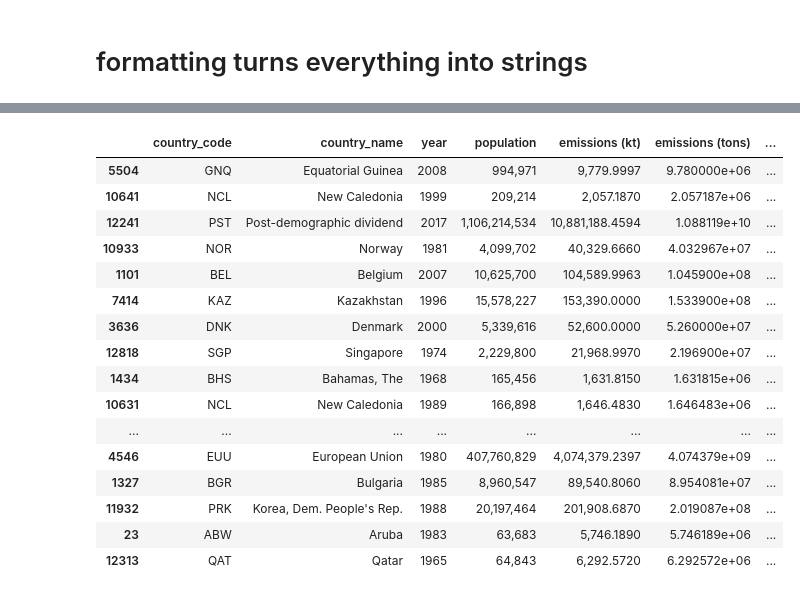
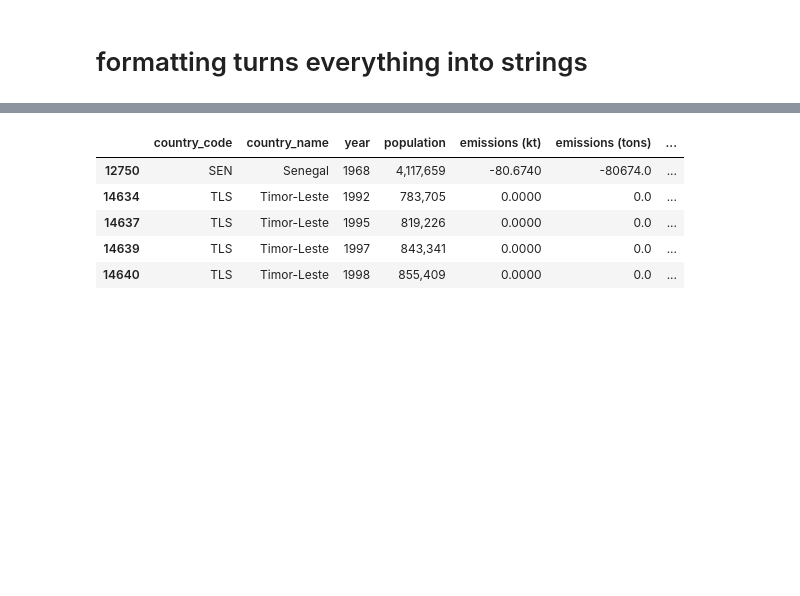
Before and after one commit to Blake-Singewald/CO2-Emissions, a Jupyter notebook: CO2-Emissions-Project/co2.ipynb, the cells around one changed output, grey strips where cells are left out. Cells and saved outputs as stored; diff of their text form; code cells hidden in the pictures; blank space fills up the shorter version.

```diff
--- a/CO2-Emissions-Project/co2.ipynb
+++ b/CO2-Emissions-Project/co2.ipynb
@@ -243,24 +164,13 @@ See the caveats in the documentation: https://pandas.pydata.org/pandas-docs/stab
 # %%
 sorted_df = country_results_merged_df.sort_values("emissions per capita (t)", ascending=True)
-sorted_df.tail(50)
+sorted_df.head()
 # %% [output]
 |  | country_code | country_name | year | population | emissions (kt) | emissions (tons) | ... |
-| 5504 | GNQ | Equatorial Guinea | 2008 | 994,971 | 9,779.9997 | 9.780000e+06 | ... |
-| 10641 | NCL | New Caledonia | 1999 | 209,214 | 2,057.1870 | 2.057187e+06 | ... |
-| 12241 | PST | Post-demographic dividend | 2017 | 1,106,214,534 | 10,881,188.4594 | 1.088119e+10 | ... |
-| 10933 | NOR | Norway | 1981 | 4,099,702 | 40,329.6660 | 4.032967e+07 | ... |
-| 1101 | BEL | Belgium | 2007 | 10,625,700 | 104,589.9963 | 1.045900e+08 | ... |
-| 7414 | KAZ | Kazakhstan | 1996 | 15,578,227 | 153,390.0000 | 1.533900e+08 | ... |
-| 3636 | DNK | Denmark | 2000 | 5,339,616 | 52,600.0000 | 5.260000e+07 | ... |
-| 12818 | SGP | Singapore | 1974 | 2,229,800 | 21,968.9970 | 2.196900e+07 | ... |
-| 1434 | BHS | Bahamas, The | 1968 | 165,456 | 1,631.8150 | 1.631815e+06 | ... |
-| 10631 | NCL | New Caledonia | 1989 | 166,898 | 1,646.4830 | 1.646483e+06 | ... |
-| ... | ... | ... | ... | ... | ... | ... | ... |
-| 4546 | EUU | European Union | 1980 | 407,760,829 | 4,074,379.2397 | 4.074379e+09 | ... |
-| 1327 | BGR | Bulgaria | 1985 | 8,960,547 | 89,540.8060 | 8.954081e+07 | ... |
-| 11932 | PRK | Korea, Dem. People's Rep. | 1988 | 20,197,464 | 201,908.6870 | 2.019087e+08 | ... |
-| 23 | ABW | Aruba | 1983 | 63,683 | 5,746.1890 | 5.746189e+06 | ... |
-| 12313 | QAT | Qatar | 1965 | 64,843 | 6,292.5720 | 6.292572e+06 | ... |
+| 12750 | SEN | Senegal | 1968 | 4,117,659 | -80.6740 | -80674.0 | ... |
+| 14634 | TLS | Timor-Leste | 1992 | 783,705 | 0.0000 | 0.0 | ... |
+| 14637 | TLS | Timor-Leste | 1995 | 819,226 | 0.0000 | 0.0 | ... |
+| 14639 | TLS | Timor-Leste | 1997 | 843,341 | 0.0000 | 0.0 | ... |
+| 14640 | TLS | Timor-Leste | 1998 | 855,409 | 0.0000 | 0.0 | ... |
 # %%
 sorted2019 = sorted_df.loc[sorted_df["year"] == 2019]
 sorted2019_ascending = sorted2019.sort_values("emissions per capita (t)", ascending=False)
```
Also changed, not shown: parts of 28 cells of this notebook.
